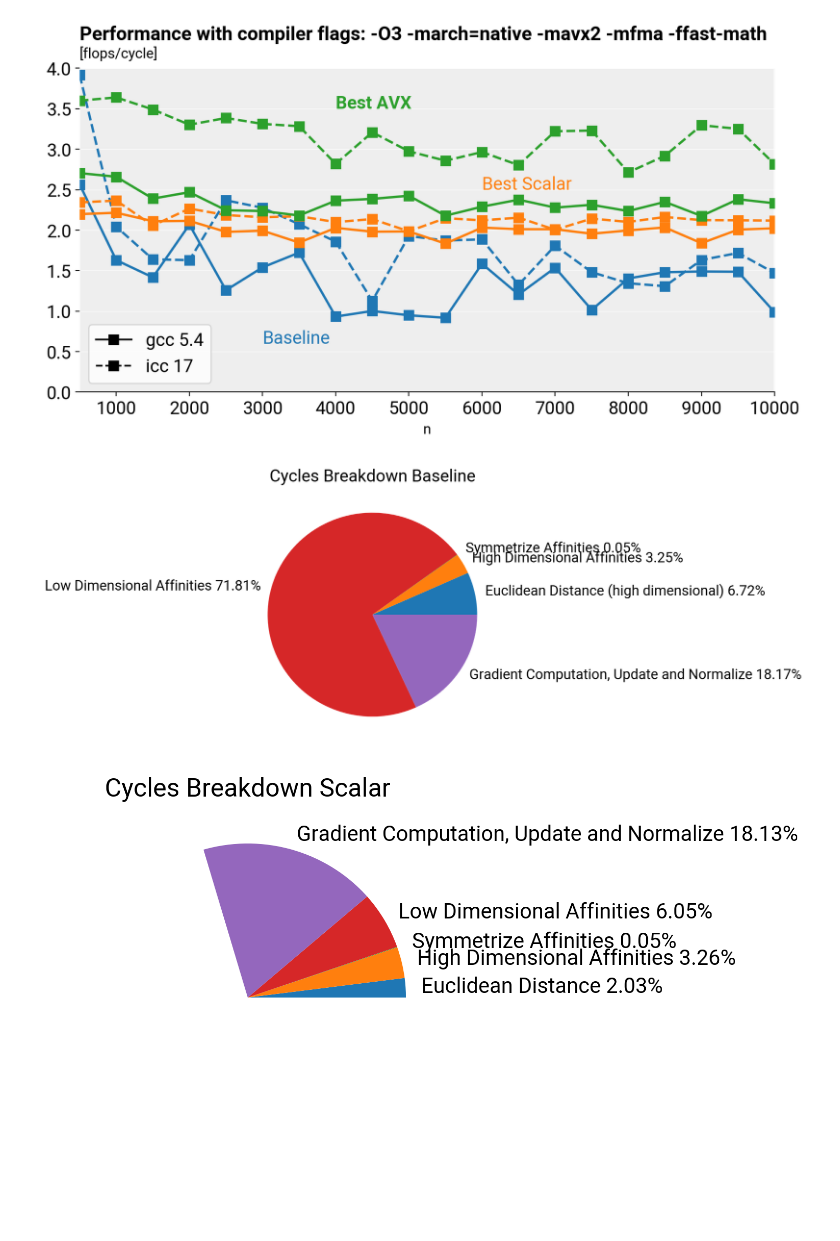
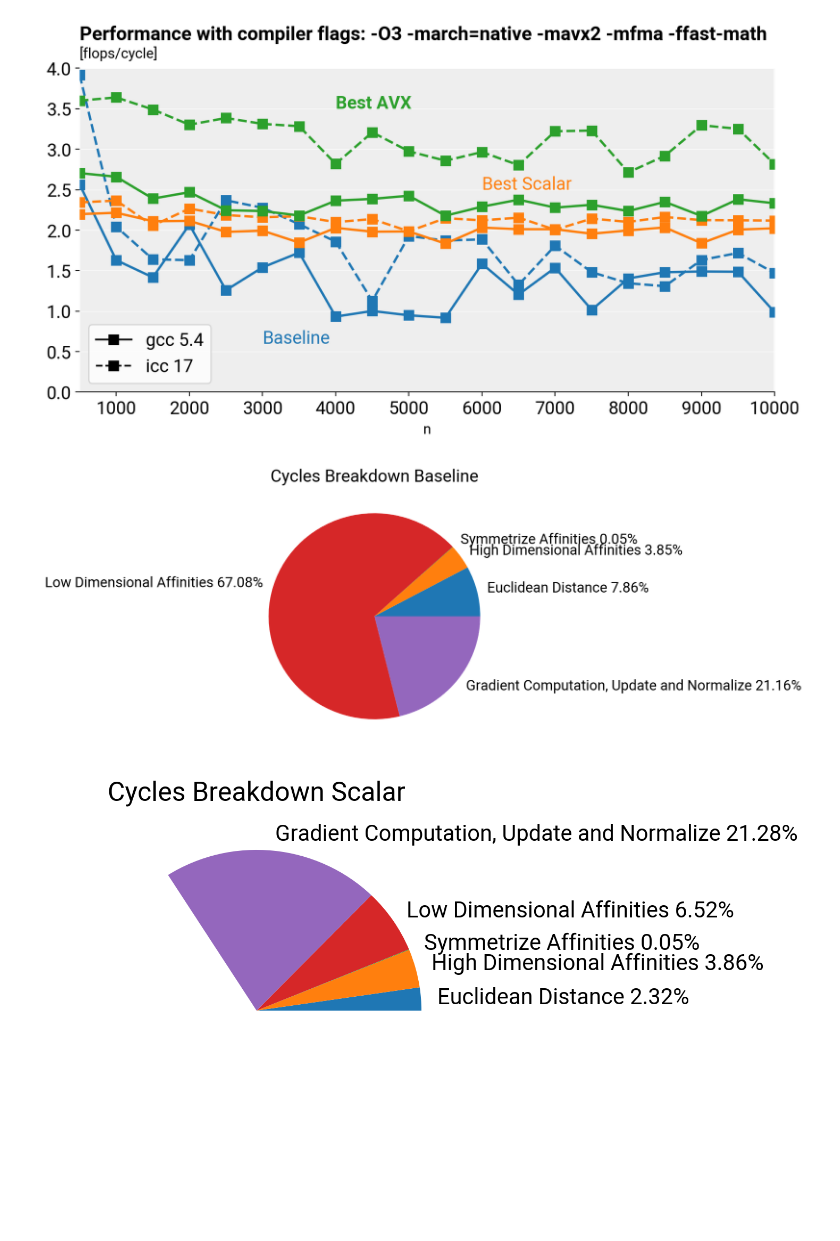
Before and after one commit to albertomontesg/fast-tsne, a Jupyter notebook: report/Report Calculations and Plots-Copy1.ipynb, the cells around one changed output. Saved outputs shown, nothing was run; the diff lists cells and outputs as text; code cells hidden in the pictures.

Commit message:
Update plots

```diff
--- a/report/Report Calculations and Plots-Copy1.ipynb
+++ b/report/Report Calculations and Plots-Copy1.ipynb
@@ -249,7 +249,7 @@ plt.show()
 [figure]
 # %%
 functions_list = [
-    "Euclidean Distance (high dimensional)",
+    "Euclidean Distance",
     "High Dimensional Affinities",
     "Symmetrize Affinities",
     "Low Dimensional Affinities",
@@ -258,8 +258,9 @@ functions_list = [
 
 # Compiler gcc and novec for baseline and scalar
 disp_names = list(functions_list)
-cycles_mean_baseline = baseline_gcc_novec["cycles"].mean(axis=0)
-split = cycles_mean_baseline[:-1] / cycles_mean_baseline[-1]
+cycles_mean_baseline = baseline_gcc_novec["cycles"]
+split = cycles_mean_baseline[:,:-1] / cycles_mean_baseline[:,-1:]
+split = split.mean(axis=0)
 for i in range(len(split)):
     disp_names[i] = disp_names[i] + " " + "%.2f"%(100*split[i]) + "%"
 
@@ -269,31 +270,32 @@ plt.title("Cycles Breakdown Baseline")
 
 plt.show()
 # %% [output]
-[figure, old version]
+[figure, new version]
 # %%
 functions_list = [
     #"Difference",
     "Euclidean Distance",
     "High Dimensional Affinities",
     "Symmetrize Affinities",
     "Low Dimensional Affinities",
     "Gradient Computation, Update and Normalize"
 ]
 
 # Compiler gcc and novec for baseline and scalar
 disp_names = list(functions_list)
-cycles_mean_scalar = scalar_gcc_novec["cycles"].mean(axis=0)
-split = cycles_mean_scalar[:-1] / cycles_mean_baseline[-1]
+cycles_mean_scalar = scalar_gcc_novec["cycles"]
+split = cycles_mean_scalar[:,:-1] / cycles_mean_baseline[:,-1:]
+split = split.mean(axis=0)
 for i in range(len(split)):
     disp_names[i] = disp_names[i] + " " + "%.2f"%(100*split[i]) + "%"
 
 mpl.rcParams['figure.figsize'] = (5, 5)
 _, t = plt.pie(split, labels = disp_names)
 plt.title("Cycles Breakdown Scalar")
 
 plt.show()
 # %% [output]
-[figure, old version]
+[figure, new version]
 # %%
 functions_list = [
     #"Difference",
```
Also changed, not shown: parts of 1 cell of this notebook, 9 other files.
